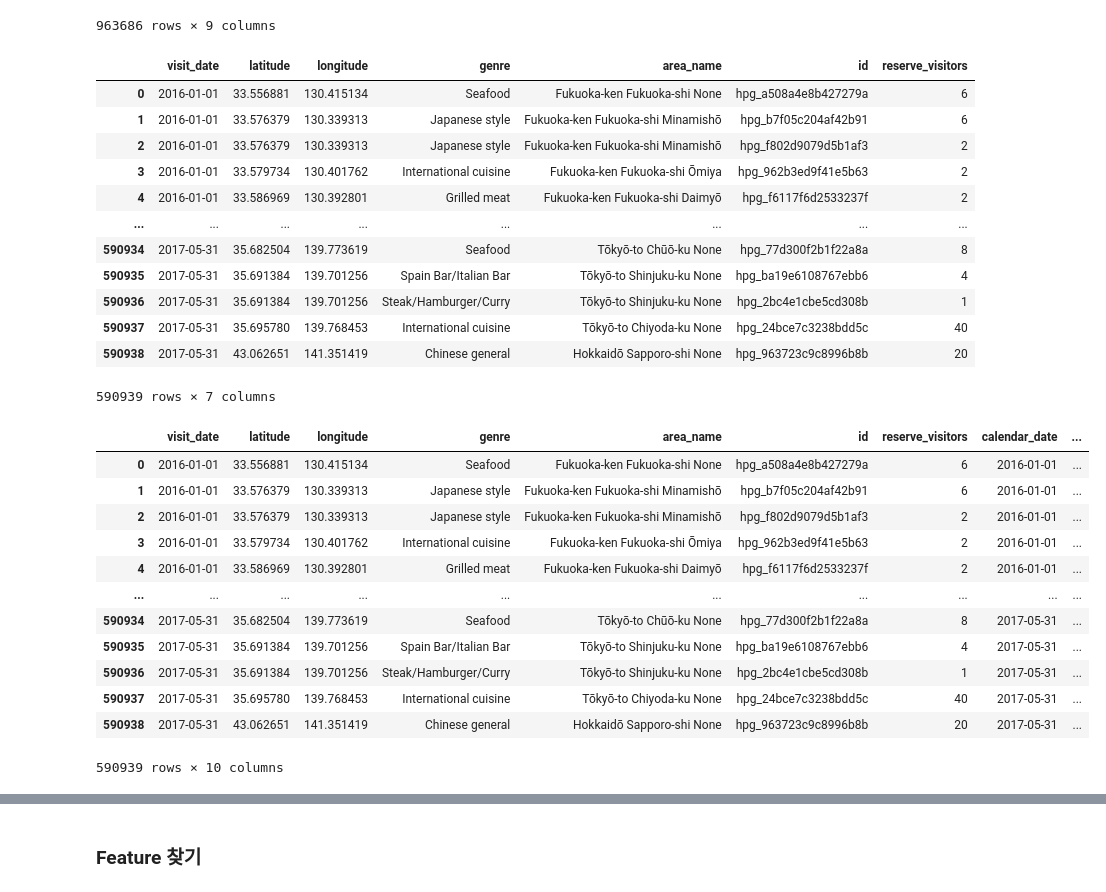
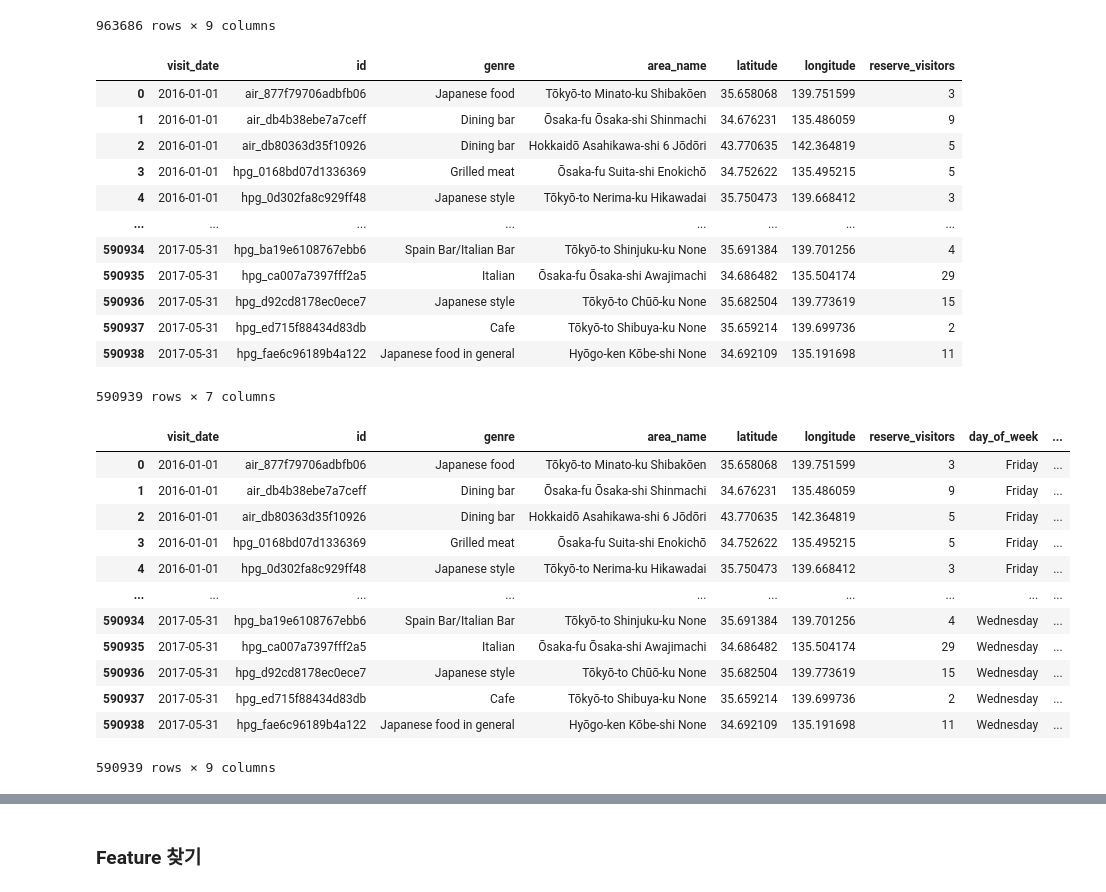
Before and after one commit to dlgur1994/Hackerthon1_Aiffel, a Jupyter notebook: Hyuk/Hackerthon1.ipynb, the cells around one changed output, grey strips where cells are left out. Saved outputs shown, nothing was run; the diff lists cells and outputs as text; code cells hidden in the pictures.

```diff
--- a/Hyuk/Hackerthon1.ipynb
+++ b/Hyuk/Hackerthon1.ipynb
@@ -190,10 +210,10 @@ mixed_df
 963686 rows × 8 columns
 # %%
 # visit_datetime을 년월일로 변경
-mixed_cp_df = mixed_df.copy()
-mixed_cp_df['visit_date'] = mixed_cp_df['visit_datetime'].str.slice(start=0, stop=10)
-# mixed_cp_df= mixed_cp_df.drop(['id', 'visit_datetime', 'reserve_datetime'], axis='columns')
-mixed_cp_df
+to_YMD_df = mixed_df.copy()
+to_YMD_df['visit_date'] = to_YMD_df['visit_datetime'].str.slice(start=0, stop=10)
+# to_YMD_df= to_YMD_df.drop(['visit_datetime', 'reserve_datetime'], axis='columns')
+to_YMD_df
 # %% [output]
 |  | id | visit_datetime | reserve_datetime | reserve_visitors | genre | area_name | latitude | longitude | ... |
 | 0 | air_877f79706adbfb06 | 2016-01-01 19:00:00 | 2016-01-01 16:00:00 | 1 | Japanese food | Tōkyō-to Minato-ku Shibakōen | 35.658068 | 139.751599 | ... |
@@ -210,37 +230,38 @@ mixed_cp_df
 963686 rows × 9 columns
 # %%
 # 같은 날, 같은 식당의 reserve_visitors 합치기
-merged_df = mixed_cp_df.groupby(by=['visit_date','latitude','longitude','genre','area_name', 'id'], as_index=False).sum()
+merged_df = to_YMD_df.groupby(by=['visit_date', 'id', 'genre', 'area_name', 'latitude','longitude'], as_index=False).sum()
 merged_df
 # %% [output]
-|  | visit_date | latitude | longitude | genre | area_name | id | reserve_visitors |
-| 0 | 2016-01-01 | 33.556881 | 130.415134 | Seafood | Fukuoka-ken Fukuoka-shi None | hpg_a508a4e8b427279a | 6 |
-| 1 | 2016-01-01 | 33.576379 | 130.339313 | Japanese style | Fukuoka-ken Fukuoka-shi Minamishō | hpg_b7f05c204af42b91 | 6 |
-| 2 | 2016-01-01 | 33.576379 | 130.339313 | Japanese style | Fukuoka-ken Fukuoka-shi Minamishō | hpg_f802d9079d5b1af3 | 2 |
-| 3 | 2016-01-01 | 33.579734 | 130.401762 | International cuisine | Fukuoka-ken Fukuoka-shi Ōmiya | hpg_962b3ed9f41e5b63 | 2 |
-| 4 | 2016-01-01 | 33.586969 | 130.392801 | Grilled meat | Fukuoka-ken Fukuoka-shi Daimyō | hpg_f6117f6d2533237f | 2 |
+|  | visit_date | id | genre | area_name | latitude | longitude | reserve_visitors |
+| 0 | 2016-01-01 | air_877f79706adbfb06 | Japanese food | Tōkyō-to Minato-ku Shibakōen | 35.658068 | 139.751599 | 3 |
+| 1 | 2016-01-01 | air_db4b38ebe7a7ceff | Dining bar | Ōsaka-fu Ōsaka-shi Shinmachi | 34.676231 | 135.486059 | 9 |
+| 2 | 2016-01-01 | air_db80363d35f10926 | Dining bar | Hokkaidō Asahikawa-shi 6 Jōdōri | 43.770635 | 142.364819 | 5 |
+| 3 | 2016-01-01 | hpg_0168bd07d1336369 | Grilled meat | Ōsaka-fu Suita-shi Enokichō | 34.752622 | 135.495215 | 5 |
+| 4 | 2016-01-01 | hpg_0d302fa8c929ff48 | Japanese style | Tōkyō-to Nerima-ku Hikawadai | 35.750473 | 139.668412 | 3 |
 | ... | ... | ... | ... | ... | ... | ... | ... |
-| 590934 | 2017-05-31 | 35.682504 | 139.773619 | Seafood | Tōkyō-to Chūō-ku None | hpg_77d300f2b1f22a8a | 8 |
-| 590935 | 2017-05-31 | 35.691384 | 139.701256 | Spain Bar/Italian Bar | Tōkyō-to Shinjuku-ku None | hpg_ba19e6108767ebb6 | 4 |
-| 590936 | 2017-05-31 | 35.691384 | 139.701256 | Steak/Hamburger/Curry | Tōkyō-to Shinjuku-ku None | hpg_2bc4e1cbe5cd308b | 1 |
-| 590937 | 2017-05-31 | 35.695780 | 139.768453 | International cuisine | Tōkyō-to Chiyoda-ku None | hpg_24bce7c3238bdd5c | 40 |
-| 590938 | 2017-05-31 | 43.062651 | 141.351419 | Chinese general | Hokkaidō Sapporo-shi None | hpg_963723c9c8996b8b | 20 |
+| 590934 | 2017-05-31 | hpg_ba19e6108767ebb6 | Spain Bar/Italian Bar | Tōkyō-to Shinjuku-ku None | 35.691384 | 139.701256 | 4 |
+| 590935 | 2017-05-31 | hpg_ca007a7397fff2a5 | Italian | Ōsaka-fu Ōsaka-shi Awajimachi | 34.686482 | 135.504174 | 29 |
+| 590936 | 2017-05-31 | hpg_d92cd8178ec0ece7 | Japanese style | Tōkyō-to Chūō-ku None | 35.682504 | 139.773619 | 15 |
+| 590937 | 2017-05-31 | hpg_ed715f88434d83db | Cafe | Tōkyō-to Shibuya-ku None | 35.659214 | 139.699736 | 2 |
+| 590938 | 2017-05-31 | hpg_fae6c96189b4a122 | Japanese food in general | Hyōgo-ken Kōbe-shi None | 34.692109 | 135.191698 | 11 |
 590939 rows × 7 columns
 # %%
 # 요일과 holiday flag 추가하기
-merged_with_day_df = pd.merge(merged_df, date_info_df, left_on='visit_date', right_on='calendar_date')
-merged_with_day_df
+with_day_df = pd.merge(merged_df, date_info_df, left_on='visit_date', right_on='calendar_date')
+with_day_df = with_day_df.drop(['calendar_date'], axis='columns')
+with_day_df
 # %% [output]
-|  | visit_date | latitude | longitude | genre | area_name | id | reserve_visitors | calendar_date | ... |
-| 0 | 2016-01-01 | 33.556881 | 130.415134 | Seafood | Fukuoka-ken Fukuoka-shi None | hpg_a508a4e8b427279a | 6 | 2016-01-01 | ... |
-| 1 | 2016-01-01 | 33.576379 | 130.339313 | Japanese style | Fukuoka-ken Fukuoka-shi Minamishō | hpg_b7f05c204af42b91 | 6 | 2016-01-01 | ... |
-| 2 | 2016-01-01 | 33.576379 | 130.339313 | Japanese style | Fukuoka-ken Fukuoka-shi Minamishō | hpg_f802d9079d5b1af3 | 2 | 2016-01-01 | ... |
-| 3 | 2016-01-01 | 33.579734 | 130.401762 | International cuisine | Fukuoka-ken Fukuoka-shi Ōmiya | hpg_962b3ed9f41e5b63 | 2 | 2016-01-01 | ... |
-| 4 | 2016-01-01 | 33.586969 | 130.392801 | Grilled meat | Fukuoka-ken Fukuoka-shi Daimyō | hpg_f6117f6d2533237f | 2 | 2016-01-01 | ... |
+|  | visit_date | id | genre | area_name | latitude | longitude | reserve_visitors | day_of_week | ... |
+| 0 | 2016-01-01 | air_877f79706adbfb06 | Japanese food | Tōkyō-to Minato-ku Shibakōen | 35.658068 | 139.751599 | 3 | Friday | ... |
+| 1 | 2016-01-01 | air_db4b38ebe7a7ceff | Dining bar | Ōsaka-fu Ōsaka-shi Shinmachi | 34.676231 | 135.486059 | 9 | Friday | ... |
+| 2 | 2016-01-01 | air_db80363d35f10926 | Dining bar | Hokkaidō Asahikawa-shi 6 Jōdōri | 43.770635 | 142.364819 | 5 | Friday | ... |
+| 3 | 2016-01-01 | hpg_0168bd07d1336369 | Grilled meat | Ōsaka-fu Suita-shi Enokichō | 34.752622 | 135.495215 | 5 | Friday | ... |
+| 4 | 2016-01-01 | hpg_0d302fa8c929ff48 | Japanese style | Tōkyō-to Nerima-ku Hikawadai | 35.750473 | 139.668412 | 3 | Friday | ... |
 | ... | ... | ... | ... | ... | ... | ... | ... | ... | ... |
-| 590934 | 2017-05-31 | 35.682504 | 139.773619 | Seafood | Tōkyō-to Chūō-ku None | hpg_77d300f2b1f22a8a | 8 | 2017-05-31 | ... |
-| 590935 | 2017-05-31 | 35.691384 | 139.701256 | Spain Bar/Italian Bar | Tōkyō-to Shinjuku-ku None | hpg_ba19e6108767ebb6 | 4 | 2017-05-31 | ... |
-| 590936 | 2017-05-31 | 35.691384 | 139.701256 | Steak/Hamburger/Curry | Tōkyō-to Shinjuku-ku None | hpg_2bc4e1cbe5cd308b | 1 | 2017-05-31 | ... |
-| 590937 | 2017-05-31 | 35.695780 | 139.768453 | International cuisine | Tōkyō-to Chiyoda-ku None | hpg_24bce7c3238bdd5c | 40 | 2017-05-31 | ... |
-| 590938 | 2017-05-31 | 43.062651 | 141.351419 | Chinese general | Hokkaidō Sapporo-shi None | hpg_963723c9c8996b8b | 20 | 2017-05-31 | ... |
+| 590934 | 2017-05-31 | hpg_ba19e6108767ebb6 | Spain Bar/Italian Bar | Tōkyō-to Shinjuku-ku None | 35.691384 | 139.701256 | 4 | Wednesday | ... |
+| 590935 | 2017-05-31 | hpg_ca007a7397fff2a5 | Italian | Ōsaka-fu Ōsaka-shi Awajimachi | 34.686482 | 135.504174 | 29 | Wednesday | ... |
+| 590936 | 2017-05-31 | hpg_d92cd8178ec0ece7 | Japanese style | Tōkyō-to Chūō-ku None | 35.682504 | 139.773619 | 15 | Wednesday | ... |
+| 590937 | 2017-05-31 | hpg_ed715f88434d83db | Cafe | Tōkyō-to Shibuya-ku None | 35.659214 | 139.699736 | 2 | Wednesday | ... |
+| 590938 | 2017-05-31 | hpg_fae6c96189b4a122 | Japanese food in general | Hyōgo-ken Kōbe-shi None | 34.692109 | 135.191698 | 11 | Wednesday | ... |
-590939 rows × 10 columns
+590939 rows × 9 columns
```
Also changed, not shown: parts of 39 cells of this notebook.
